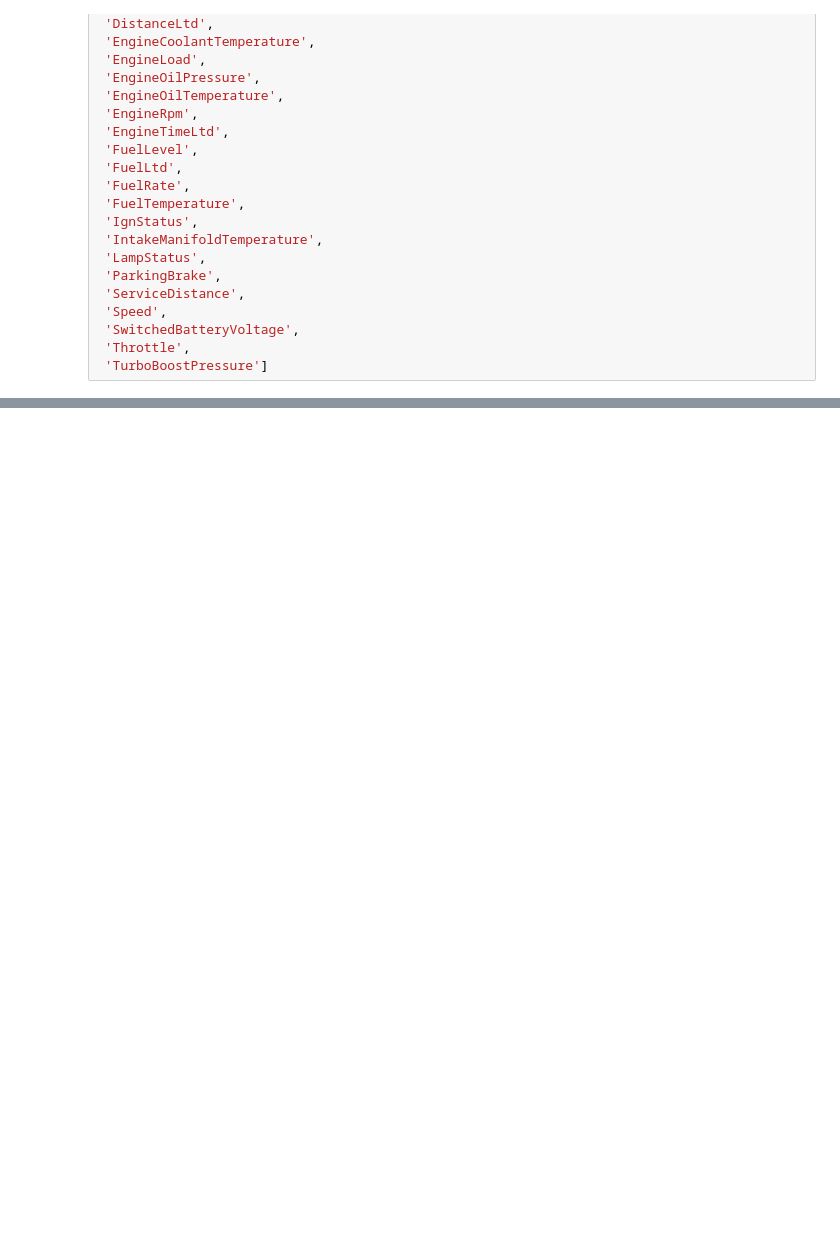
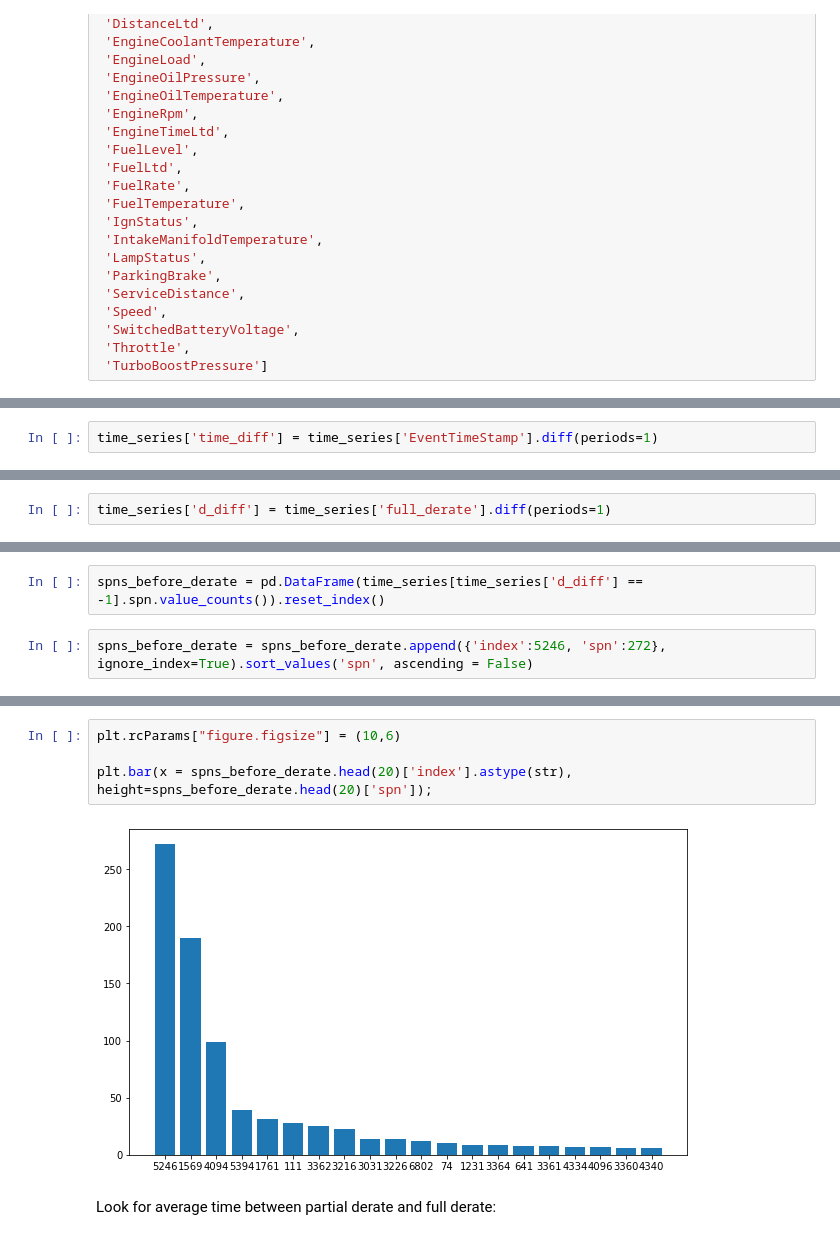
Before and after one commit to nss-data-science-cohort-5/big_g_express-eye_of_the_tiger, a Jupyter notebook: notebooks/Cleaning.ipynb, the cells around one changed output, grey strips where cells are left out. Drawn from its saved outputs; the diff is of its cells as text; blank space fills up the shorter version.

Commit message:
beginning to analyze some time data

```diff
--- a/notebooks/Cleaning.ipynb
+++ b/notebooks/Cleaning.ipynb
@@ -250,0 +262,2 @@ full_data[full_data['EquipmentID'] == 303].sort_values('EventTimeStamp')[['Equip
+# %%
+time_series['time_diff'] = time_series['EventTimeStamp'].diff(periods=1)
@@ -250,0 +270,2 @@ full_data[full_data['EquipmentID'] == 303].sort_values('EventTimeStamp')[['Equip
+# %%
+time_series['d_diff'] = time_series['full_derate'].diff(periods=1)
@@ -250,0 +296,4 @@ full_data[full_data['EquipmentID'] == 303].sort_values('EventTimeStamp')[['Equip
+# %%
+spns_before_derate = pd.DataFrame(time_series[time_series['d_diff'] == -1].spn.value_counts()).reset_index()
+# %%
+spns_before_derate = spns_before_derate.append({'index':5246, 'spn':272}, ignore_index=True).sort_values('spn', ascending = False)
@@ -250,0 +320,8 @@ full_data[full_data['EquipmentID'] == 303].sort_values('EventTimeStamp')[['Equip
+# %%
+plt.rcParams["figure.figsize"] = (10,6)
+
+plt.bar(x = spns_before_derate.head(20)['index'].astype(str), height=spns_before_derate.head(20)['spn']);
+# %% [output]
+[figure, added]
+# %% [markdown]
+Look for average time between partial derate and full derate:
```
Also changed, not shown: parts of 41 cells of this notebook.
